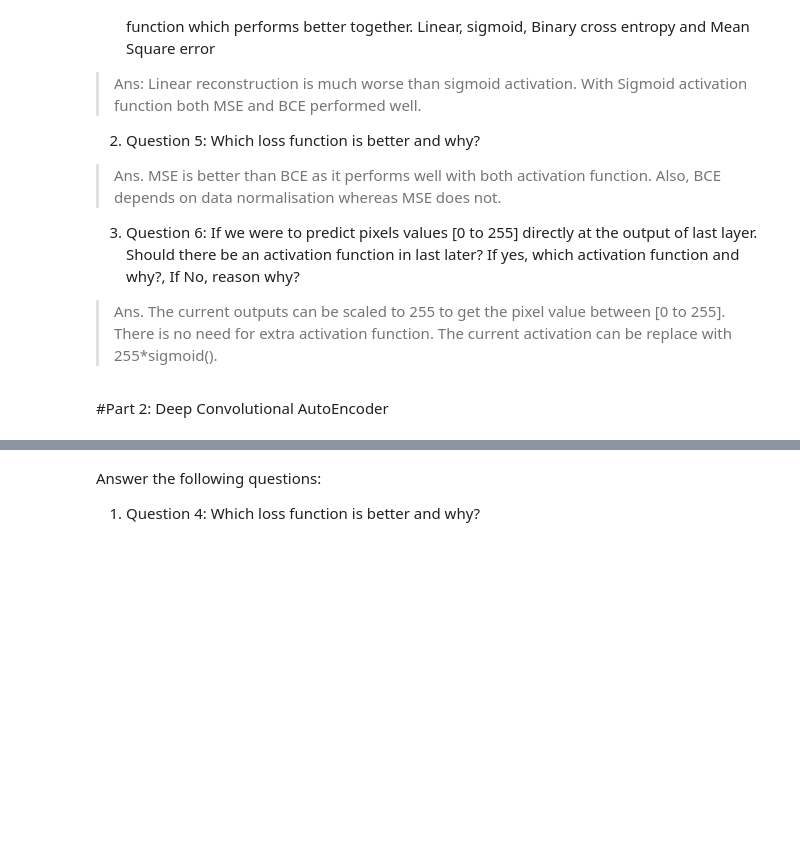
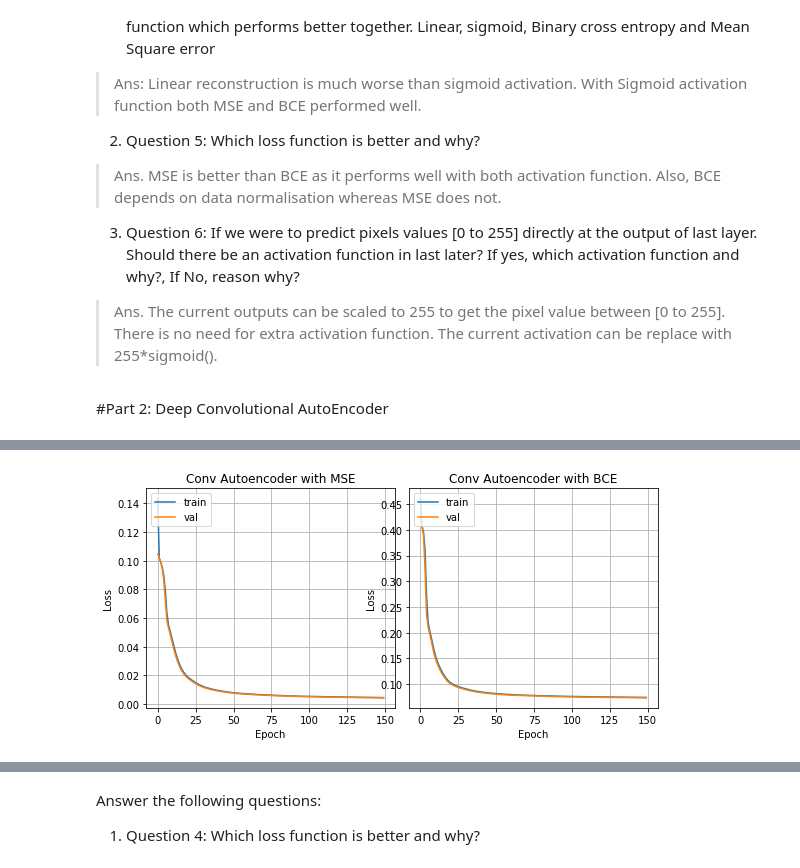
Before and after one commit to tshreegupta/ECE595DL, a Jupyter notebook: Project2/Project_2_Student_code.ipynb, the cells around one changed output, grey strips where cells are left out. Cells and saved outputs as stored; diff of their text form; code cells hidden in the pictures; blank space fills up the shorter version.

```diff
--- a/Project2/Project_2_Student_code.ipynb
+++ b/Project2/Project_2_Student_code.ipynb
@@ -338,3 +338,5 @@ With Sigmoid activation function both MSE and BCE performed well.
 # %%
 #Reshape data into 2-D signals and account for grayscale channel in each image
 #FILL IN THIS CODE BLOCK
+data_train_2Dreshape = data_train.reshape(data_train.shape[0],data_train.shape[1],data_train.shape[2],1)
+data_test_2Dreshape = data_test.reshape(data_test.shape[0],data_test.shape[1],data_test.shape[2],1)
@@ -340,0 +417,18 @@ With Sigmoid activation function both MSE and BCE performed well.
+# %%
+##Part 2: Cross Entropy
+#Create deep autoencoder graph
+conv_ae_bce = cae()
+
+#Compile model using an appropriate loss and optimizer algorithm
+#FILL THIS IN
+conv_ae_bce.compile(loss= 'binary_crossentropy',
+                    optimizer= 'adam',
+                    metrics=['accuracy'])
+
+#Train the model and assign training meta-data to a variable
+#FILL THIS IN
+conv_ae_bce_meta = conv_ae_bce.fit(data_train_2Dreshape,data_train_2Dreshape,
+                           batch_size=1024,
+                           epochs=150,
+                           shuffle=True,
+                           validation_data=(data_test_2Dreshape,data_test_2Dreshape))
@@ -341 +453,28 @@ With Sigmoid activation function both MSE and BCE performed well.
+# %%
+#Plot loss vs epoch for BCE and MSE [Together or separate, Both accepted]
+#FILL THIS CODE BLOCK IN AND PRODUCE PLOT
+fig =  plt.figure(figsize=(8, 4))
+
+#Plot MSE with sigmoid activation function
+ax = fig.add_subplot(1,2,1)
+ax.plot(conv_ae_mse_meta.history['loss'])
+ax.plot(conv_ae_mse_meta.history['val_loss'])
+ax.set_title('Conv Autoencoder with MSE')
+ax.set_xlabel('Epoch')
+ax.set_ylabel('Loss')
+ax.legend(['train','val'],loc='upper left')
+ax.grid(True)
+fig.tight_layout()
+
+#Plot BCE with sigmoid activation function
+ax = fig.add_subplot(1,2,2)
+ax.plot(conv_ae_bce_meta.history['loss'])
+ax.plot(conv_ae_bce_meta.history['val_loss'])
+ax.set_title('Conv Autoencoder with BCE')
+ax.set_xlabel('Epoch')
+ax.set_ylabel('Loss')
+ax.legend(['train','val'],loc='upper left')
+ax.grid(True)
+# %% [output]
+[figure, added]
 # %%
```
Also changed, not shown: parts of 9 cells of this notebook.
